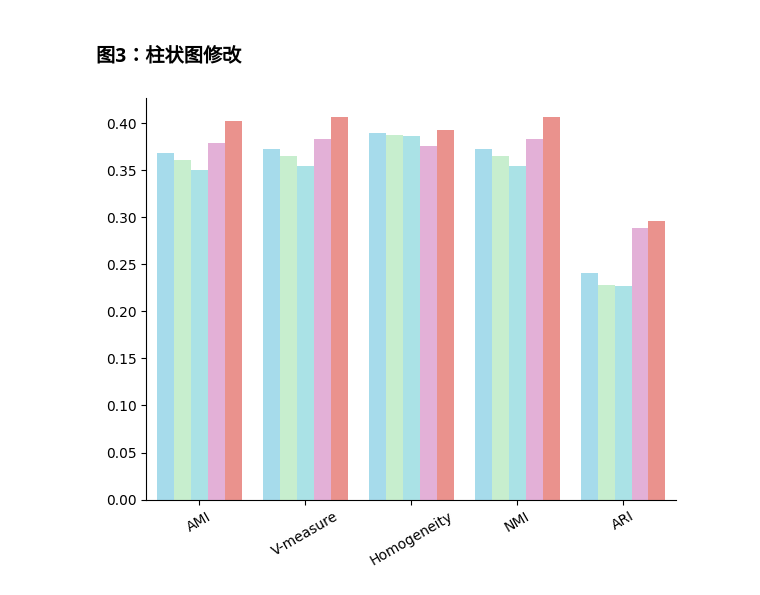
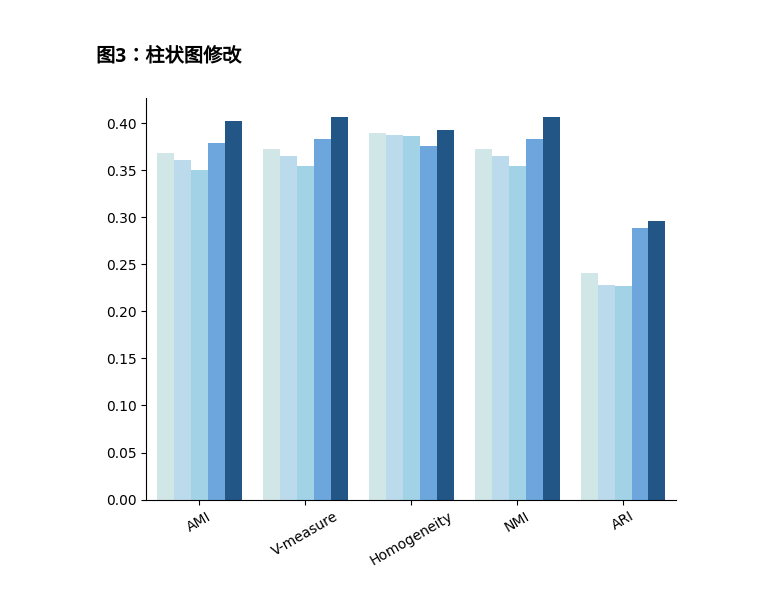
Before and after one commit to JeMing-creater/SP_drawing, a Jupyter notebook: 4-size/size.ipynb, the cells around one changed output. Drawn from its saved outputs; the diff is of its cells as text; code cells hidden in the pictures.

```diff
--- a/4-size/size.ipynb
+++ b/4-size/size.ipynb
@@ -463,41 +469,39 @@ df = pd.DataFrame(data)
 
 # 颜色设置
 palette = {
-    "Size1": "#9be1f6",
-    "Size2": "#c0f5ca",
-    "Size3": "#a0ebf0",
-    "Size4": "#eba8db",
-    "Size5": "#f9847e"
+    "Size1": "#cdeaea",
+    "Size2": "#b3dcf4",
+    "Size3": "#97d7f1",
+    "Size4": "#59a7f0",
+    "Size5": "#125796"
 }
-
-
 
 
 # 绘制柱状图
 plt.figure(figsize=(6, 5))
 sns.barplot(data=df, x='Metric', y='Value', hue='Size', palette=palette)
 
 # 添加标签和标题
 plt.xlabel('')
 
 plt.ylabel('')
 plt.title('')
 #plt.legend(title='Sizes', loc='upper right', bbox_to_anchor=(1.22, 1.01))
 
 
 # 去掉边框
 # 仅保留x轴和y轴的线
 plt.gca().spines['top'].set_visible(False)
 plt.gca().spines['right'].set_visible(False)
 plt.gca().spines['bottom'].set_visible(True)
 plt.gca().spines['left'].set_visible(True)
 
 # 去掉图例
 plt.legend().set_visible(False)  # 隐藏图例
 plt.xticks(rotation=30)  # 旋转x轴刻度标签
 
 # 显示图形
 plt.tight_layout()
 plt.show()
 # %% [output]
-[figure, old version]
+[figure, new version]
```
Also changed, not shown: parts of 1 cell of this notebook.
